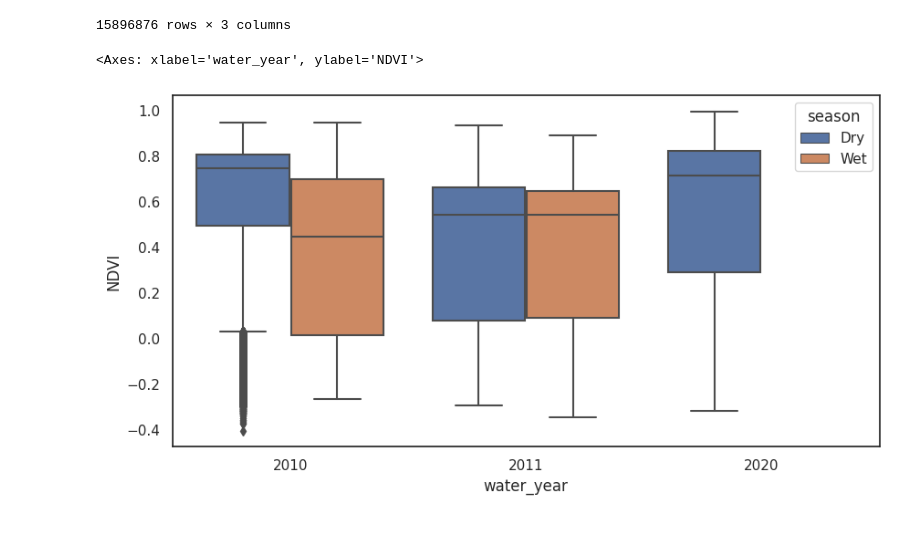
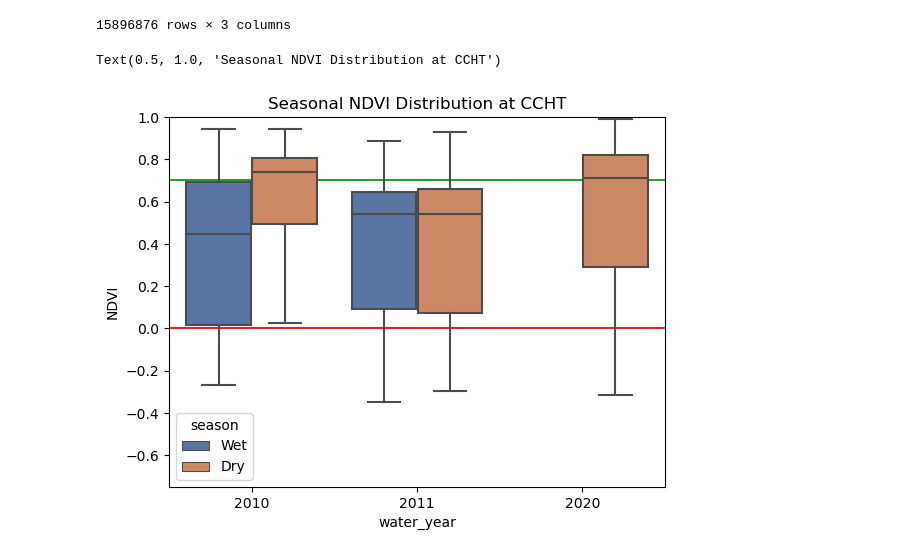
Before and after one commit to aesgeorges/MangroveCaribRS, a Jupyter notebook: notebooks/dev_ideas.ipynb, the cells around one changed output. Saved outputs shown, nothing was run; the diff lists cells and outputs as text; code cells hidden in the pictures.

Commit message:
better boxplot

```diff
--- a/notebooks/dev_ideas.ipynb
+++ b/notebooks/dev_ideas.ipynb
@@ -15,16 +15,16 @@ import xarray as xr
 from scipy import stats
 # %%
 import seaborn as sns
-sns.set(color_codes=True)
-sns.set_theme(style='white')
+#sns.set(color_codes=True)
+#sns.set_theme(style='white')
 # %%
-site_code = 'GPHT'
+site_code = 'CCHT'
 
 data_dir = DOWNLOAD_DIR_ROOT + site_code + '/'+ '*.tif'
 obs = xr.open_dataset(OBS_PREFIX+site_code+'_obs.nc')
 
 aoi_list = [site_code]
-times = [i.strftime('%m-%d-%Y') for i in paths_to_datetimeindex(glob.glob(data_dir))]
+times = [i.strftime('%m-%d-%Y') for i in paths_to_datetimeindex([i for i in obs.data_vars][:-1])]
 # %%
 obs = xr.open_dataset(OBS_PREFIX+site_code+'_obs.nc')
 obs
@@ -90,11 +90,20 @@ data_box
 | 4 | 2020 | Dry | 0.224351 |
 15896876 rows × 3 columns
 # %%
-fig, ax = plt.subplots(figsize=(10,5))
-sns.boxplot(data=data_box, x='water_year', y='NDVI', hue='season', ax=ax)
+palette = sns.color_palette('deep')
+
+fig, ax = plt.subplots()
+hue_order = ['Wet', 'Dry']
+sns.boxplot(data=data_box, x='water_year', y='NDVI', hue='season', hue_order=hue_order, palette=palette, showfliers=False, ax=ax, zorder=1);
+ax.axhline(y=0.7, color='tab:green', zorder=0)
+ax.axhline(y=0.0, color='tab:red', zorder=0)
+#ax.fill_between(x=[-1,3], y1=0.7, y2=1, alpha=0.3, color='tab:green')
+ax.set_ylim([-0.75,1]);
+ax.set_title('Seasonal NDVI Distribution at '+site_code)
+plt.show()
 # %% [output]
-<Axes: xlabel='water_year', ylabel='NDVI'>
+Text(0.5, 1.0, 'Seasonal NDVI Distribution at CCHT')
-[figure, old version]
+[figure, new version]
 # %%
 %%time
 sn_ridgeplots(data, site_code)
```
Also changed, not shown: parts of 2 cells of this notebook, 3 other files.
